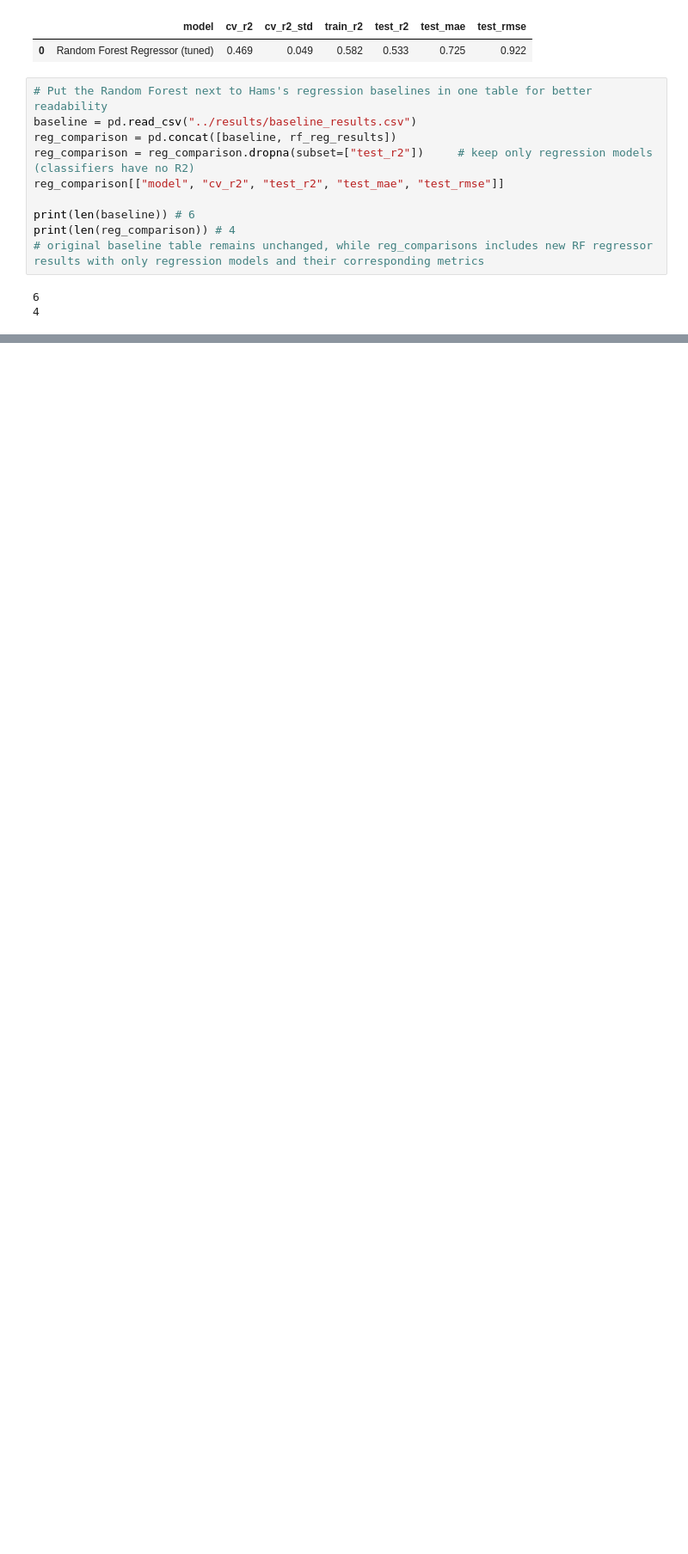
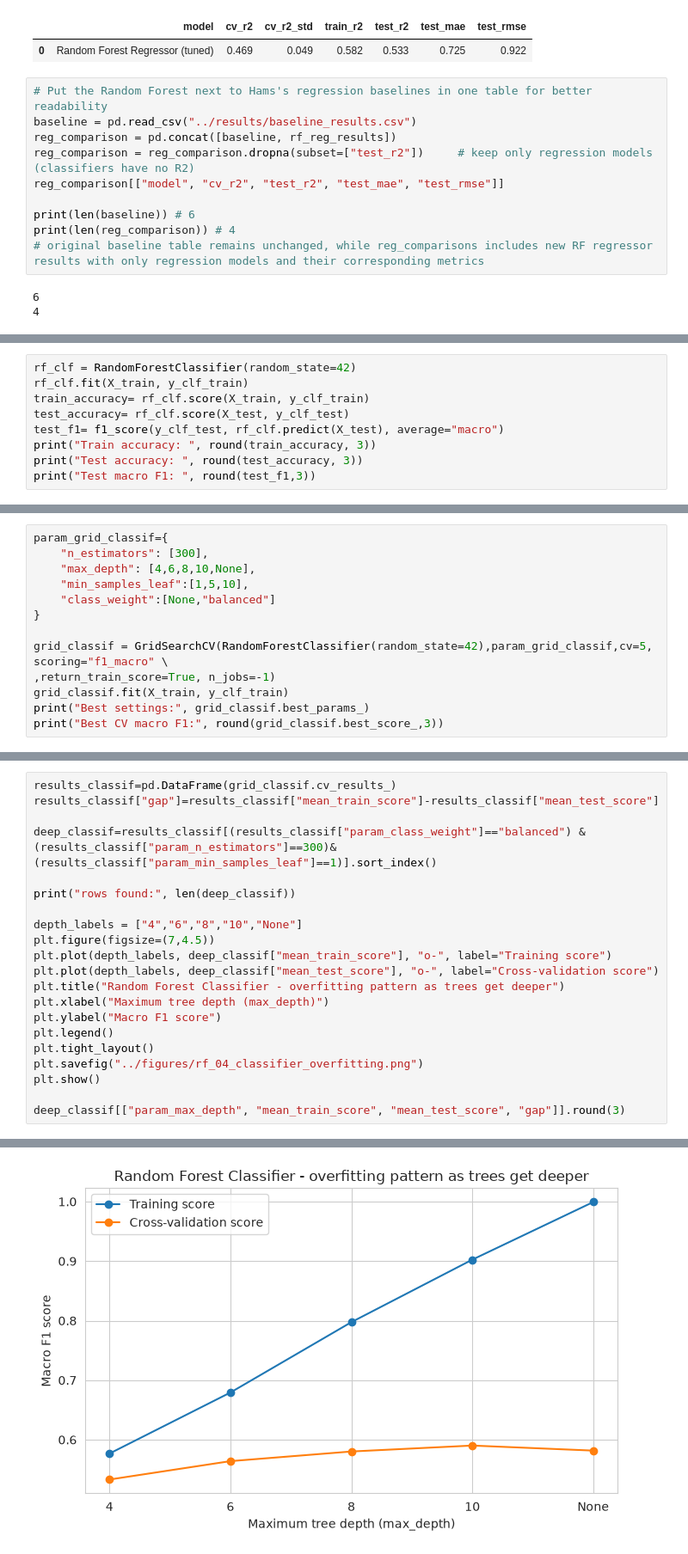
Before and after one commit to HamsMSaidam/QUALIFY, a Jupyter notebook: notebooks/02_EDA_randomforest_layan.ipynb, the cells around one changed output, grey strips where cells are left out. Shown at 86% size. Cells and saved outputs as stored; diff of their text form; blank space fills up the shorter version.

Commit message:
Built Random Forest Classifier, visualized overfitting patterns

```diff
--- a/notebooks/02_EDA_randomforest_layan.ipynb
+++ b/notebooks/02_EDA_randomforest_layan.ipynb
@@ -566,0 +592,9 @@ print(len(reg_comparison)) # 4
+# %%
+rf_clf = RandomForestClassifier(random_state=42)
+rf_clf.fit(X_train, y_clf_train)
+train_accuracy= rf_clf.score(X_train, y_clf_train)
+test_accuracy= rf_clf.score(X_test, y_clf_test)
+test_f1= f1_score(y_clf_test, rf_clf.predict(X_test), average="macro")
+print("Train accuracy: ", round(train_accuracy, 3))
+print("Test accuracy: ", round(test_accuracy, 3))
+print("Test macro F1: ", round(test_f1,3))
@@ -566,0 +605,13 @@ print(len(reg_comparison)) # 4
+# %%
+param_grid_classif={
+    "n_estimators": [300],
+    "max_depth": [4,6,8,10,None],
+    "min_samples_leaf":[1,5,10],
+    "class_weight":[None,"balanced"]
+}
+
+grid_classif = GridSearchCV(RandomForestClassifier(random_state=42),param_grid_classif,cv=5, scoring="f1_macro" \
+,return_train_score=True, n_jobs=-1)
+grid_classif.fit(X_train, y_clf_train)
+print("Best settings:", grid_classif.best_params_)
+print("Best CV macro F1:", round(grid_classif.best_score_,3))
@@ -566,0 +623,24 @@ print(len(reg_comparison)) # 4
+# %%
+results_classif=pd.DataFrame(grid_classif.cv_results_)
+results_classif["gap"]=results_classif["mean_train_score"]-results_classif["mean_test_score"]
+
+deep_classif=results_classif[(results_classif["param_class_weight"]=="balanced") &
+(results_classif["param_n_estimators"]==300)&
+(results_classif["param_min_samples_leaf"]==1)].sort_index()
+
+print("rows found:", len(deep_classif))
+
+depth_labels = ["4","6","8","10","None"]
+plt.figure(figsize=(7,4.5))
+plt.plot(depth_labels, deep_classif["mean_train_score"], "o-", label="Training score")
+plt.plot(depth_labels, deep_classif["mean_test_score"], "o-", label="Cross-validation score")
+plt.title("Random Forest Classifier - overfitting pattern as trees get deeper")
+plt.xlabel("Maximum tree depth (max_depth)")
+plt.ylabel("Macro F1 score")
+plt.legend()
+plt.tight_layout()
+plt.savefig("../figures/rf_04_classifier_overfitting.png")
+plt.show()
+
+deep_classif[["param_max_depth", "mean_train_score", "mean_test_score", "gap"]].round(3)
+# %% [output]
@@ -566,0 +648 @@ print(len(reg_comparison)) # 4
+[figure, added]
```
Also changed, not shown: parts of 16 cells of this notebook, 2 other files.
